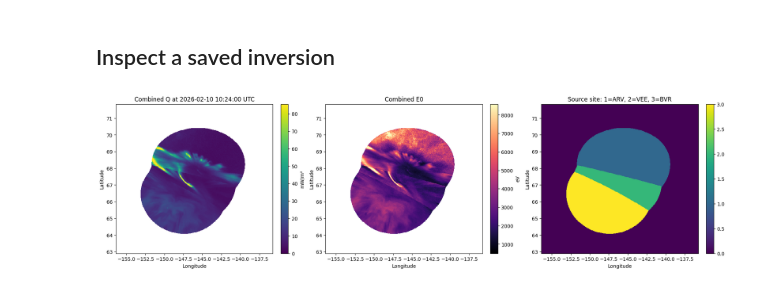
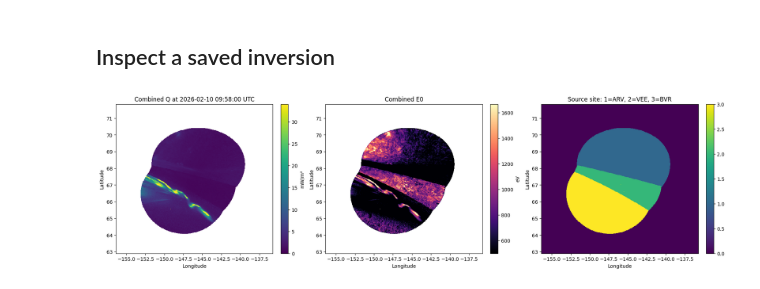
Before and after one commit to ljlamarche/asispectralinversion, a Jupyter notebook: gneiss.ipynb, the cells around one changed output. Drawn from its saved outputs; the diff is of its cells as text; code cells hidden in the pictures.

```diff
--- a/gneiss.ipynb
+++ b/gneiss.ipynb
@@ -91,7 +236,7 @@ diagnostic_time = run_config.diagnostic_time
 
 enable_wavelet_denoising = True
 wavelet_max_shifts = {'red': 3, 'green': 3, 'blue': 4, '8446': 3}
-background_edge_buffer_px = 80
+background_edge_buffer_px = 100
 
 # Performance switches; these do not change wavelet_max_shifts.
 use_precomputed_regridding = True
@@ -105,7 +250,7 @@ include_8446_diagnostics = False       # 844.6 nm: starmap and calibration do no
 
 calculate_conductances = True
 save_results = True
-overwrite_output = False
+overwrite_output = True
 output_file = run_config.paths.output_root / f'gneiss_rg_{date}_{start.replace(":", "")}_{end.replace(":", "")}_step{step_seconds:g}s.h5'
 
 image_root = run_config.paths.image_root
@@ -556,15 +701,11 @@ def coadd_closest_frames(site, channel, target_time):
     frame_times = [frame_time for _offset, frame_time, _path, _index in selected]
     return np.mean(images, axis=0), filenames, indices, frame_times
 
-def estimate_background(image, lat, lon):
-    outside_fov = ~np.isfinite(lat) | ~np.isfinite(lon)
-    distance_from_sky = distance_transform_edt(outside_fov)
-    mask = outside_fov & (distance_from_sky > background_edge_buffer_px) & np.isfinite(image)
-    values = image[mask]
-    if values.size < 100:
-        raise ValueError(f'Background mask contains only {values.size} pixels')
-    background = np.median(values)
-    sigma = 1.4826 * np.median(np.abs(values - background))
+def estimate_background(image, elevation):
+    mask = physical_offsky_mask(
+        elevation, edge_buffer_px=background_edge_buffer_px
+    )
+    background, sigma, _values = estimate_scalar_background(image, mask)
     return background, sigma
 
 def denoise_image(image, invalid_mask, background, sigma, max_shifts):
@@ -697,7 +838,10 @@ def process_channel(site, channel, target_time):
     image, filenames, indices, frame_times = coadd_closest_frames(site, channel, target_time)
     if image.shape != channel_lat.shape:
         raise ValueError(f'{site} {channel} image/starmap shape mismatch: {image.shape} vs {channel_lat.shape}')
-    background, sigma = estimate_background(image, channel_lat, channel_lon)
+    native_skymap = (
+        red_skymaps_by_site[site] if channel == 'red' else green_skymaps_by_site[site]
+    )
+    background, sigma = estimate_background(image, native_skymap['elev'])
     prepared = denoise_image(
         image, ~coordinate_valid, background, sigma, wavelet_max_shifts[channel]
     )
@@ -719,7 +863,8 @@ def process_blue(target_time):
     if image is None:
         raise ValueError(f'Blue TIFF stack does not cover {target_time.isoformat()} UTC')
     corrected = image - blue_darkframe
-    background, sigma = estimate_background(corrected, blue_lat, blue_lon)
+    blue_elevation = read_starmap_array(starmap_files[427.8][1])
+    background, sigma = estimate_background(corrected, blue_elevation)
     prepared = denoise_image(
         corrected, ~blue_coord_valid, background, sigma, wavelet_max_shifts['blue']
     )
@@ -763,6 +908,7 @@ def invert_site(site, target_time, collect_diagnostics=False):
             'sigp_finite': np.isfinite(sigp) if sigp is not None else None,
             'sigh_finite': np.isfinite(sigh) if sigh is not None else None,
             'observed_ratio': observed_ratio,
+            'observed_red': red, 'observed_green': green,
             'lookup_ratio_bounds': (ratio_min, ratio_max),
         }
     return {
@@ -1105,35 +1896,36 @@ Saved/resumed /Users/anniepflaum/lab317/outputs/asispectralinversion/gneiss_rg_2
 # %% [markdown]
 ## Inspect a saved inversion
 # %%
+inspection_time = '09:59:00'
 with h5py.File(output_file, 'r') as h5:
     completed_indices = np.flatnonzero(h5['completed'][:])
     if completed_indices.size == 0:
         raise ValueError('The output file contains no completed inversions')
-    desired_time = np.datetime64(parse_utc(diagnostic_time), 'us')
+    desired_time = np.datetime64(parse_utc(inspection_time), 'us')
     all_times = np.array(target_times, dtype='datetime64[us]')
     time_index = int(completed_indices[np.argmin(np.abs(all_times[completed_indices] - desired_time))])
     q_image = h5['combined/q_mW_m2'][time_index]
     e0_image = h5['combined/e0_eV'][time_index]
     source_image = h5['combined/source_site'][time_index]
 fig, axes = plt.subplots(1, 3, figsize=(18, 5), constrained_layout=True)
 q_plot = axes[0].pcolormesh(
     decgridlon, decgridlat, q_image, shading='nearest',
     vmin=0, vmax=finite_percentile(q_image),
 )
 axes[0].set_title(f'Combined Q at {target_times[time_index]} UTC')
 fig.colorbar(q_plot, ax=axes[0], label='mW/m²')
 e0_plot = axes[1].pcolormesh(
     decgridlon, decgridlat, e0_image, shading='nearest', cmap='magma',
     vmin=500, vmax=finite_percentile(e0_image),
 )
 axes[1].set_title('Combined E0')
 fig.colorbar(e0_plot, ax=axes[1], label='eV')
 site_plot = axes[2].pcolormesh(decgridlon, decgridlat, source_image, shading='nearest', vmin=0, vmax=3)
 axes[2].set_title('Source site: 1=ARV, 2=VEE, 3=BVR')
 fig.colorbar(site_plot, ax=axes[2])
 for axis in axes:
     axis.set_xlabel('Longitude')
     axis.set_ylabel('Latitude')
 plt.show()
 # %% [output]
-[figure, old version]
+[figure, new version]
```
Also changed, not shown: parts of 11 cells of this notebook, 9 other files.
